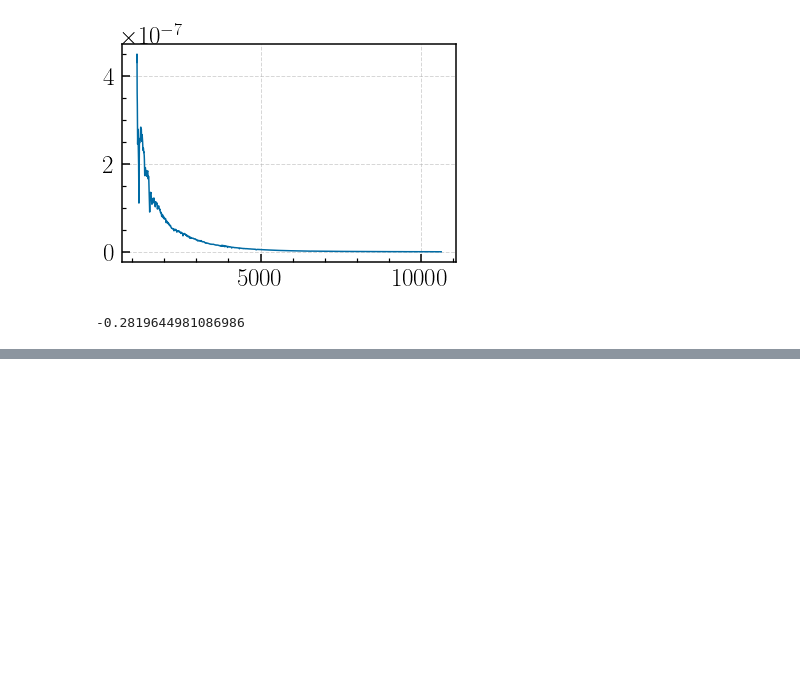
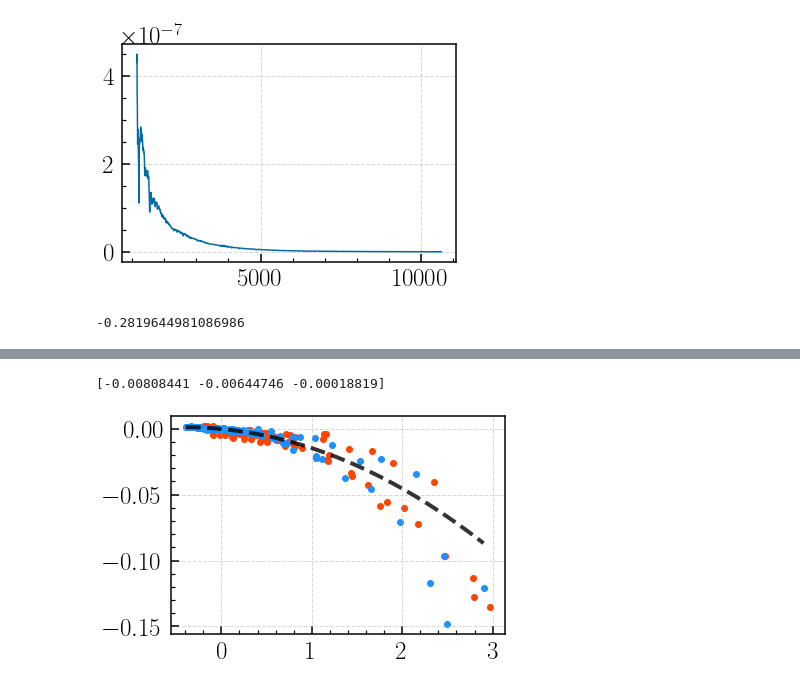
Before and after one commit to MerianSurvey/caterpillar, a Jupyter notebook: notebook/photocal/merian_filter_color_terms.ipynb, the cells around one changed output, grey strips where cells are left out. Cells and saved outputs as stored; diff of their text form; code cells hidden in the pictures; blank space fills up the shorter version.

```diff
--- a/notebook/photocal/merian_filter_color_terms.ipynb
+++ b/notebook/photocal/merian_filter_color_terms.ipynb
@@ -294,0 +341,13 @@ pk_tab = Table(pk_sum)
+# %%
+color_term, x_pre, y_pre = get_color_terms(
+    pk_tab, 'hsc_r_ab', ref_1='ps1_r_ab', ref_2='ps1_i_ab',
+    order=2, color_min=-0.4, color_max=1.8)
+
+#y_ref = 0.005728 + 0.061749 * x_pre - 0.001125 * (x_pre ** 2)
+#plt.plot(x_pre, y_ref, linestyle='-', alpha=0.8, linewidth=4, c='g')
+
+#y_ref = -0.005362 - 0.221551 * x_pre - 0.308279 * (x_pre ** 2)
+#plt.plot(x_pre, y_ref, linestyle='-', alpha=0.8, linewidth=4, c='g')
+# %% [output]
+[-0.00808441 -0.00644746 -0.00018819]
+[figure, added]
```
Also changed, not shown: parts of 49 cells of this notebook.
